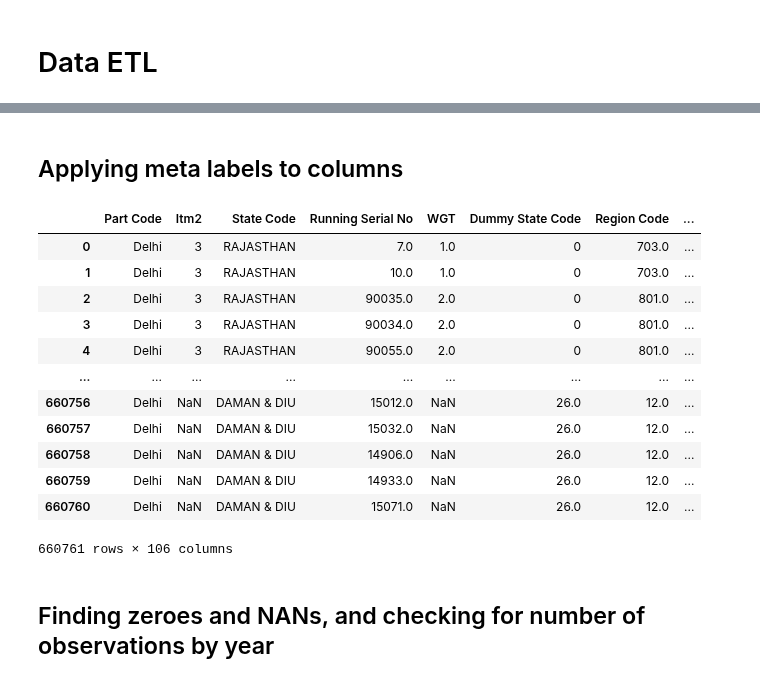
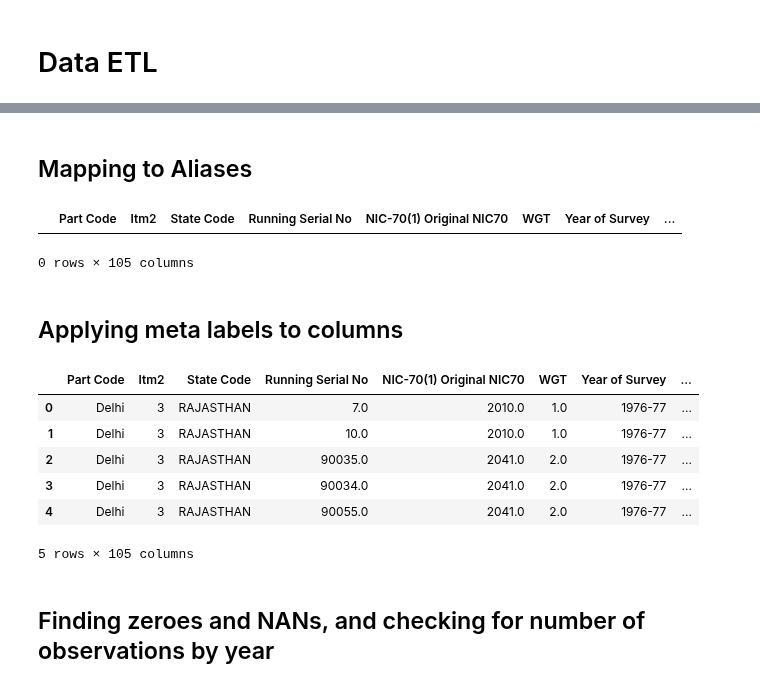
Before and after one commit to kabeerbora/1980s_delin, a Jupyter notebook: 1980s_delicensing.ipynb, the cells around one changed output, grey strips where cells are left out. Saved outputs shown, nothing was run; the diff lists cells and outputs as text; code cells hidden in the pictures.

```diff
--- a/1980s_delicensing.ipynb
+++ b/1980s_delicensing.ipynb
@@ -23,19 +76,23 @@ import os
 
 from google.colab import drive
 drive.mount('/content/drive')
-
 folder_range = range(1976, 1983)
 folder_range_1 = range(1983, 1989)
-# Create an empty dictionary to store DataFrames
 dfs = []
+
 for year in folder_range:
     folder_name = f"{year}_{year+1}"
     folder_path = f"/content/drive/MyDrive/data_economics_research/ASI_Firms/{folder_name}"
-    if os.path.exists(folder_path):  # checking if path exits or not
+    if os.path.exists(folder_path):
         for filename in os.listdir(folder_path):
             if filename.endswith(".sav") and (filename.startswith("ASI") or filename.startswith("ASISUM")):
                 file_path = os.path.join(folder_path, filename)
                 df, meta = pyreadstat.read_sav(file_path, apply_value_formats=True)
+
+
+                column_labels = meta.column_names_to_labels
+                df.columns = [column_labels.get(col, col) for col in df.columns]
+
                 dfs.append(df)
 for year in folder_range_1:
     folder_name = f"{year}_{year+1}"
@@ -45,6 +102,8 @@ for year in folder_range_1:
             if filename.endswith(".sav") and (filename.startswith("ASI") or filename.startswith("ASISUM")):
                 file_path = os.path.join(folder_path, filename)
                 df, meta = pyreadstat.read_sav(file_path, apply_value_formats=True)
+                column_labels = meta.column_names_to_labels
+                df.columns = [column_labels.get(col, col) for col in df.columns]
                 dfs.append(df)
 df_final = pd.concat(dfs).reset_index(drop=True)
 df_final
@@ -57,5 +116,6 @@ df_final
 # df_7 = dfs['ASI_Summary_86_87']
 # df_8 = dfs['ASI_Summary_87_88']
 # df_9 = dfs['ASI_Summary_88_89']
+df_final
 # %% [output]
 Mounted at /content/drive
@@ -77,27 +164,52 @@ Wall time: 46.1 s
+# %% [markdown]
+## Mapping to Aliases
+# %%
+alias_file_path = "/content/drive/MyDrive/data_economics_research/ASI_Firms/columns_1976_1989.xlsx"
+alias_df = pd.read_excel(alias_file_path)
+column_to_alias = dict(zip(alias_df['Columns'], alias_df['alias']))
+valid_columns = set(column_to_alias.keys())
+folder_range = range(1976, 1983)
+folder_range_1 = range(1983, 1989)
+dfs = []
+for year_range in [folder_range, folder_range_1]:
+    for year in year_range:
+        folder_name = f"{year}_{year+1}"
+        folder_path = f"/content/drive/MyDrive/data_economics_research/ASI_Firms/{folder_name}"
+        if os.path.exists(folder_path):
+            for filename in os.listdir(folder_path):
+                if filename.endswith(".sav") and (filename.startswith("ASI") or filename.startswith("ASISUM")):
+                    file_path = os.path.join(folder_path, filename)
+                    df, meta = pyreadstat.read_sav(file_path, apply_value_formats=True)
+
+
+                    column_labels = meta.column_names_to_labels
+                    df.columns = [column_labels.get(col, col) for col in df.columns]
+
+                    dfs.append(df)
+df_final = pd.concat(dfs).reset_index(drop=True)
+df_final = df_final.rename(columns=column_to_alias)
+df_final = df_final.loc[:, ~df_final.columns.isna()]
+df_final.to_excel('/content/drive/MyDrive/data_economics_research/jan_weber_kabeer_bora/1976_1988_allfirms.xlsx', index=False)
+# %%
+df_final.groupby('Gross Sale Value').size()
+print(list(df_final.columns))
+# %% [output]
+|  | Part Code | Itm2 | State Code | Running Serial No | NIC-70(1) Original NIC70 | WGT | Year of Survey | ... |
+0 rows × 105 columns
 # %% [markdown]
 ## Applying meta labels to columns
 # %%
 column_labels = meta.column_names_to_labels
 df_final.columns = [column_labels.get(col, col) for col in df_final.columns]
 df_final.head(5)
-df_final['nic_code'] = df_final['NIC-70(1) Original NIC70'].astype(str).str[:3]
-df_final['year'] = df_final['Year of Survey'].astype(str).str[:4]
-df_final = df_final.drop(columns=['NIC-70(1) Original NIC70', 'Year of Survey'])
-df_final
 # %% [output]
-|  | Part Code | Itm2 | State Code | Running Serial No | WGT | Dummy State Code | Region Code | ... |
-| 0 | Delhi | 3 | RAJASTHAN | 7.0 | 1.0 | 0 | 703.0 | ... |
-| 1 | Delhi | 3 | RAJASTHAN | 10.0 | 1.0 | 0 | 703.0 | ... |
-| 2 | Delhi | 3 | RAJASTHAN | 90035.0 | 2.0 | 0 | 801.0 | ... |
-| 3 | Delhi | 3 | RAJASTHAN | 90034.0 | 2.0 | 0 | 801.0 | ... |
-| 4 | Delhi | 3 | RAJASTHAN | 90055.0 | 2.0 | 0 | 801.0 | ... |
-| ... | ... | ... | ... | ... | ... | ... | ... | ... |
-| 660756 | Delhi | NaN | DAMAN & DIU | 15012.0 | NaN | 26.0 | 12.0 | ... |
-| 660757 | Delhi | NaN | DAMAN & DIU | 15032.0 | NaN | 26.0 | 12.0 | ... |
-| 660758 | Delhi | NaN | DAMAN & DIU | 14906.0 | NaN | 26.0 | 12.0 | ... |
-| 660759 | Delhi | NaN | DAMAN & DIU | 14933.0 | NaN | 26.0 | 12.0 | ... |
-| 660760 | Delhi | NaN | DAMAN & DIU | 15071.0 | NaN | 26.0 | 12.0 | ... |
+|  | Part Code | Itm2 | State Code | Running Serial No | NIC-70(1) Original NIC70 | WGT | Year of Survey | ... |
+| 0 | Delhi | 3 | RAJASTHAN | 7.0 | 2010.0 | 1.0 | 1976-77 | ... |
+| 1 | Delhi | 3 | RAJASTHAN | 10.0 | 2010.0 | 1.0 | 1976-77 | ... |
+| 2 | Delhi | 3 | RAJASTHAN | 90035.0 | 2041.0 | 2.0 | 1976-77 | ... |
+| 3 | Delhi | 3 | RAJASTHAN | 90034.0 | 2041.0 | 2.0 | 1976-77 | ... |
+| 4 | Delhi | 3 | RAJASTHAN | 90055.0 | 2041.0 | 2.0 | 1976-77 | ... |
-660761 rows × 106 columns
+5 rows × 105 columns
 # %% [markdown]
 ## Finding zeroes and NANs, and checking for number of observations by year
 # %%
```
Also changed, not shown: parts of 33 cells of this notebook.
